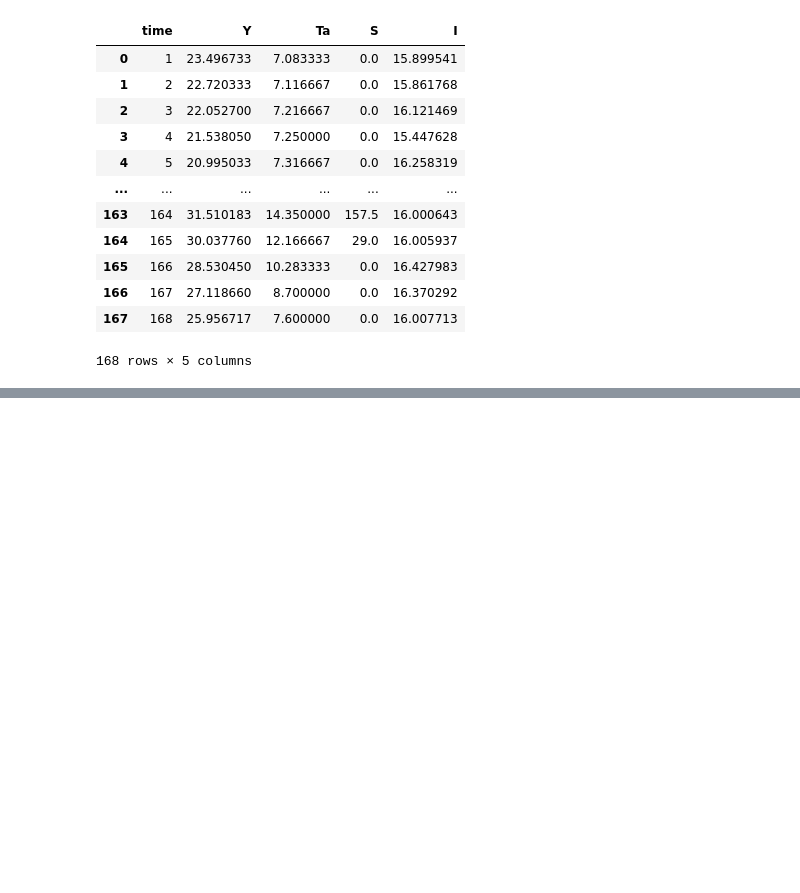
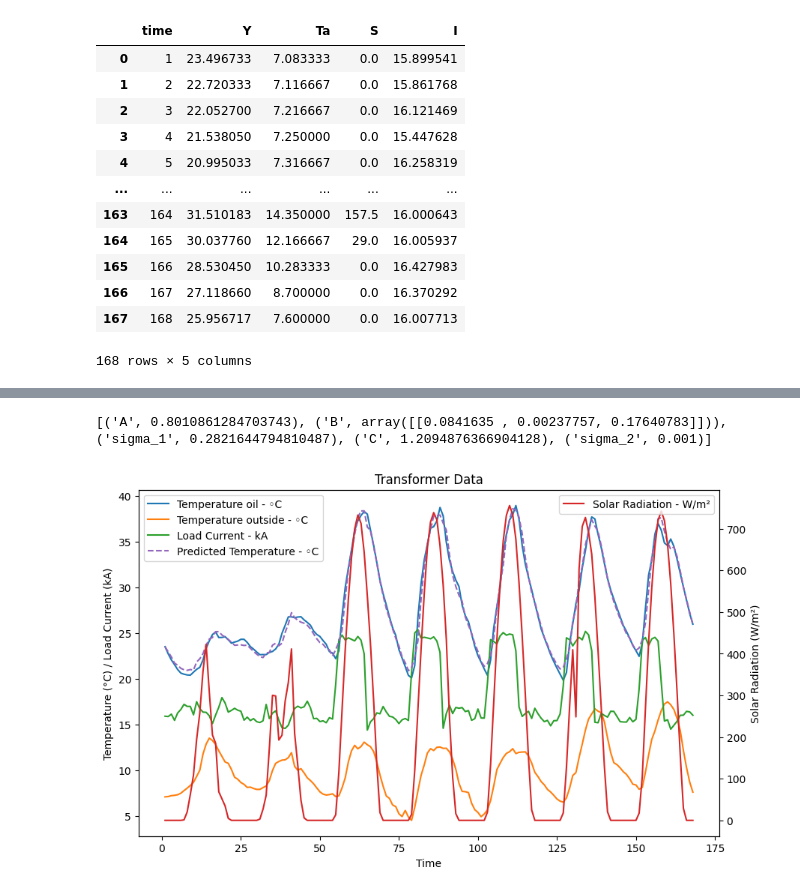
Before and after one commit to luca2618/Timeseries, a Jupyter notebook: assignment4/part2sylvester.ipynb, the cells around one changed output, grey strips where cells are left out. Cells and saved outputs as stored; diff of their text form; code cells hidden in the pictures; blank space fills up the shorter version.

```diff
--- a/assignment4/part2sylvester.ipynb
+++ b/assignment4/part2sylvester.ipynb
@@ -54,0 +153,30 @@ plt.show()
+# %%
+results = estimate_dt(df=data)
+params = results.x
+# %%
+print([param for param in zip(['A', 'B', 'sigma_1', 'C', 'sigma_2'],return_1d_params(params))])
+# %% [output]
+[('A', 0.8010861284703743), ('B', array([[0.0841635 , 0.00237757, 0.17640783]])), ('sigma_1', 0.2821644794810487), ('C', 1.2094876366904128), ('sigma_2', 0.001)]
+# %%
+x_filtered, y_predicted = kalman_predict_and_filter_1d(params, data)
+fig, ax1 = plt.subplots(figsize=(10, 6))
+
+# First y-axis
+ax1.plot(data["time"], data["Y"], label="Temperature oil - ◦C", color='tab:blue')
+ax1.plot(data["time"], data["Ta"], label="Temperature outside - ◦C", color='tab:orange')
+ax1.plot(data["time"], data["I"], label="Load Current - kA", color='tab:green')
+ax1.plot(data["time"], y_predicted, label="Predicted Temperature - ◦C", color='tab:purple', linestyle='--')
+ax1.set_xlabel("Time")
+ax1.set_ylabel("Temperature (°C) / Load Current (kA)")
+ax1.legend(loc='upper left')
+
+# Second y-axis
+ax2 = ax1.twinx()
+ax2.plot(data["time"], data["S"], label="Solar Radiation - W/m²", color='tab:red')
+ax2.set_ylabel("Solar Radiation (W/m²)")
+ax2.legend(loc='upper right')
+
+plt.title("Transformer Data")
+plt.show()
+# %% [output]
+[figure, added]
```
Also changed, not shown: parts of 14 cells of this notebook.
